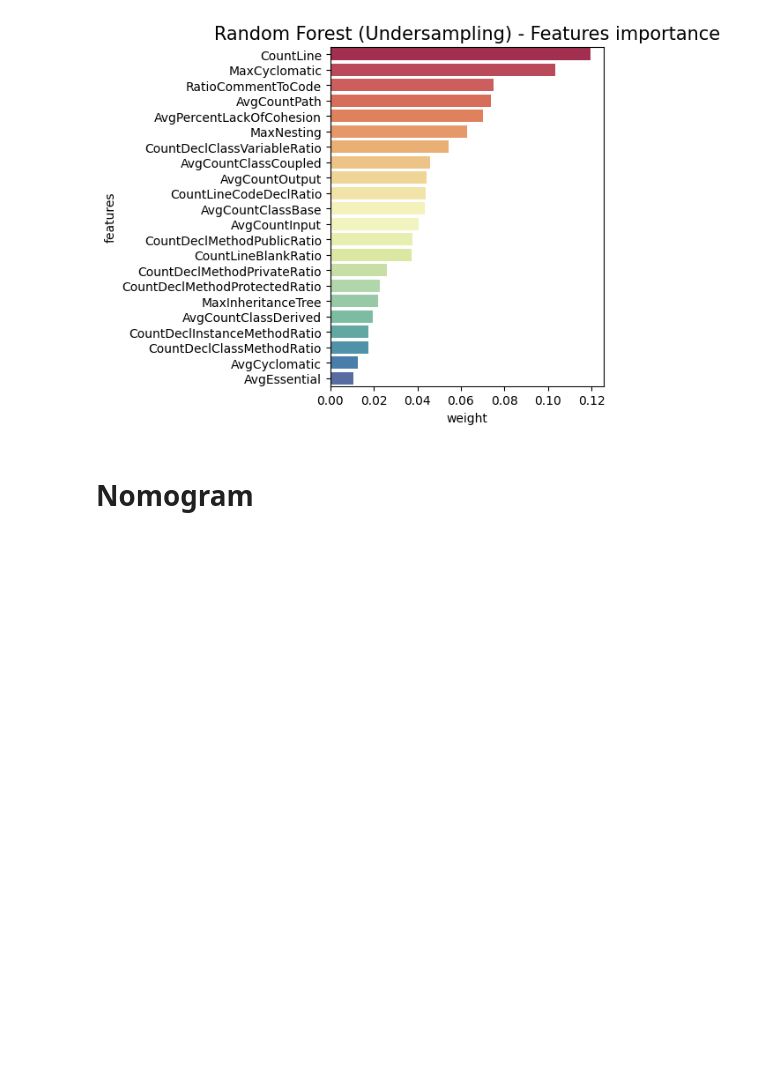
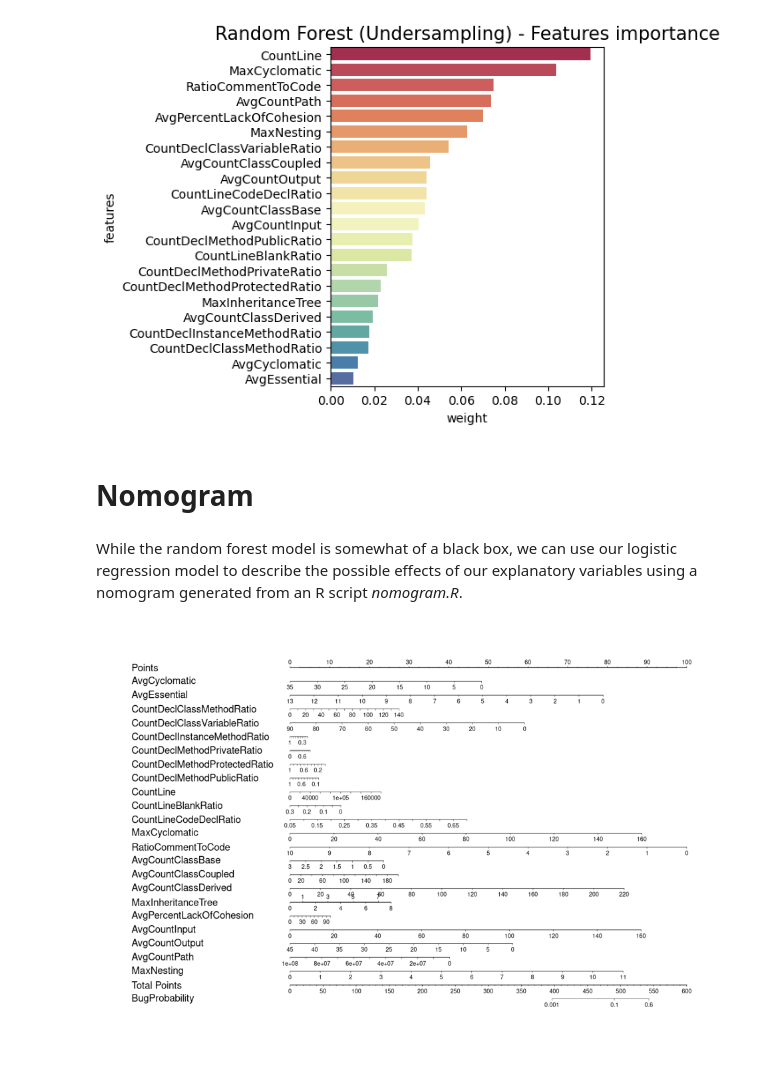
Before and after one commit to ahenrij/ets-mgl869-hive, a Jupyter notebook: src/lab/notebooks/explainability.ipynb, the cells around one changed output. Cells and saved outputs as stored; diff of their text form; code cells hidden in the pictures; blank space fills up the shorter version.

Commit message:
Logistic regression monogram added

```diff
--- a/src/lab/notebooks/explainability.ipynb
+++ b/src/lab/notebooks/explainability.ipynb
@@ -57,3 +58,15 @@ plot_feature_importances(model_tuned._final_estimator, "Random Forest (Undersamp
 [figure]
 # %% [markdown]
 # Nomogram
+# %% [markdown]
+While the random forest model is somewhat of a black box, we can use our logistic regression model to describe the possible effects of our explanatory variables using a nomogram generated from an R script *nomogram.R*.
+# %%
+import matplotlib.image as mpimg
+
+plt.figure(figsize=(12, 10))
+nomogram_img = mpimg.imread(OUTPUT_DIR + "lr_nomogram.png")
+imgplot = plt.imshow(nomogram_img)
+plt.axis('off')
+plt.show()
+# %% [output]
+[figure, added]
```
Also changed, not shown: parts of 2 cells of this notebook, 5 other files.
